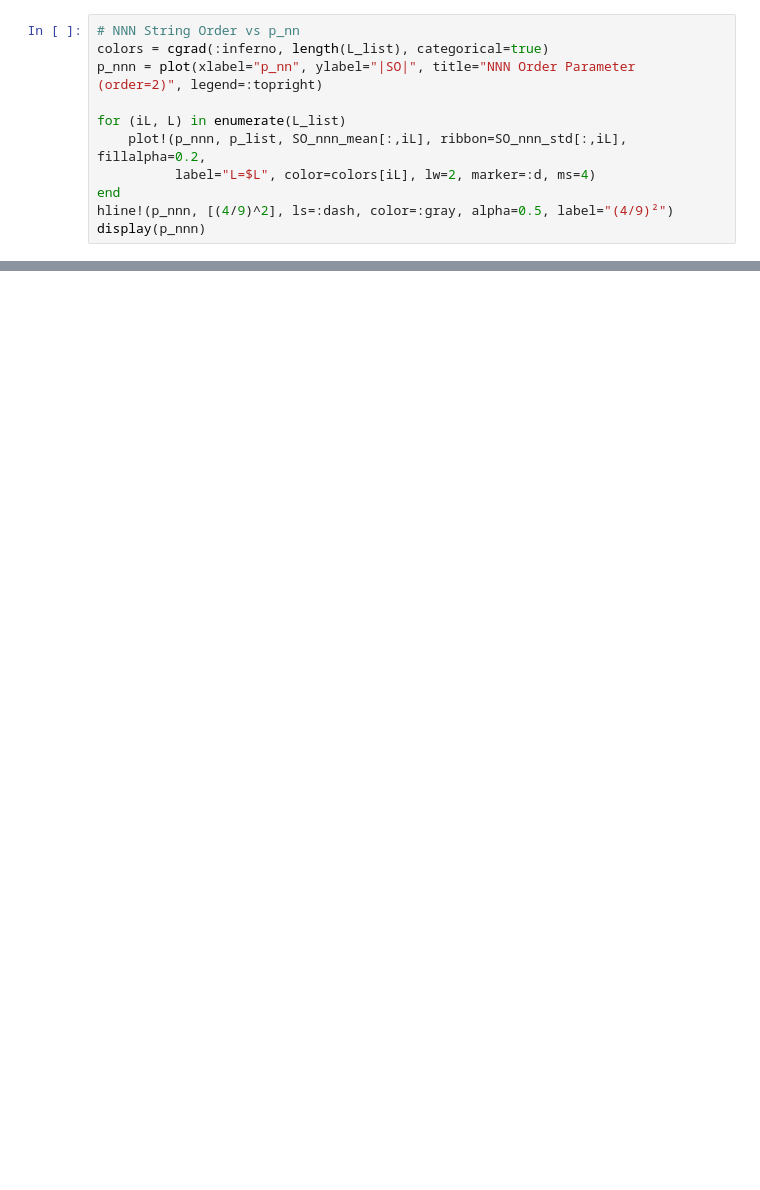
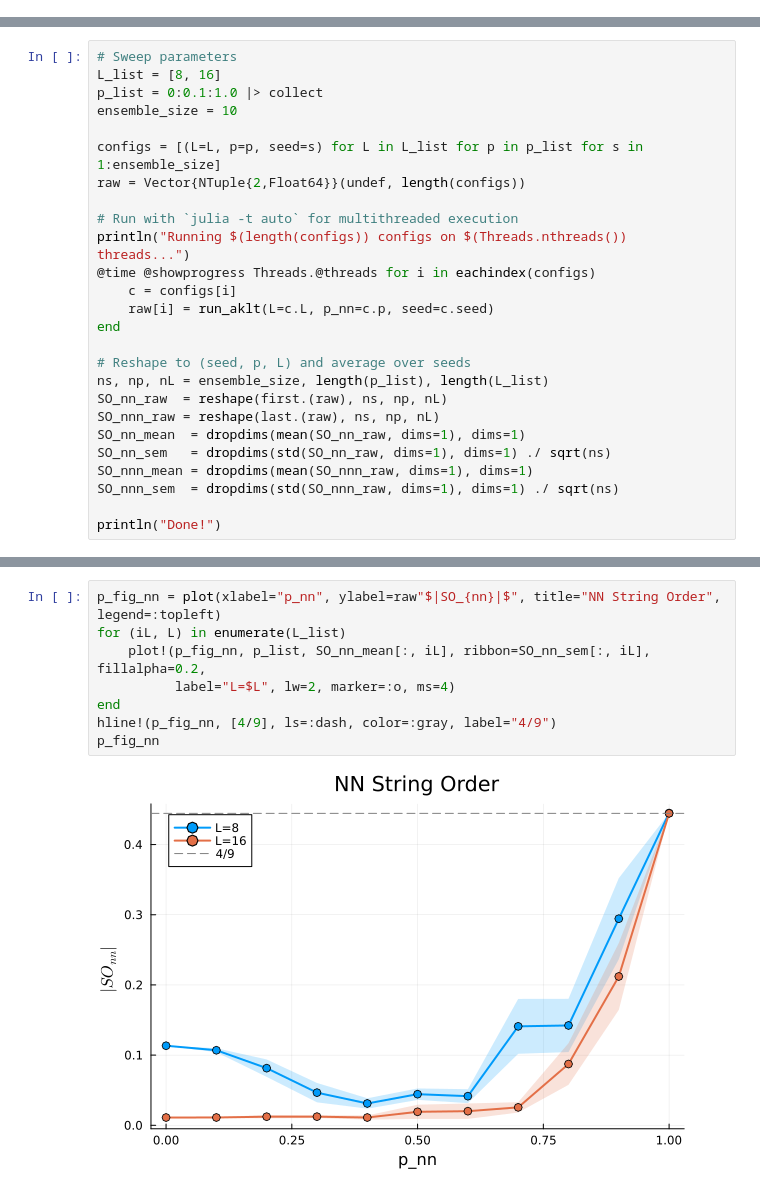
Before and after one commit to hainingpan/QuantumCircuitsMPS.jl, a Jupyter notebook: examples/AKLT_forcedmeas.ipynb, the cells around one changed output, grey strips where cells are left out. Cells and saved outputs as stored; diff of their text form; blank space fills up the shorter version.

Commit message:
v0.0.5: fix AKLT plotting and update random seed for consistency in ipynb

```diff
--- a/examples/AKLT_forcedmeas.ipynb
+++ b/examples/AKLT_forcedmeas.ipynb
@@ -416,11 +0,0 @@ display(p_so)
-# %%
-# NNN String Order vs p_nn
-colors = cgrad(:inferno, length(L_list), categorical=true)
-p_nnn = plot(xlabel="p_nn", ylabel="|SO|", title="NNN Order Parameter (order=2)", legend=:topright)
-
-for (iL, L) in enumerate(L_list)
-    plot!(p_nnn, p_list, SO_nnn_mean[:,iL], ribbon=SO_nnn_std[:,iL], fillalpha=0.2,
-          label="L=$L", color=colors[iL], lw=2, marker=:d, ms=4)
-end
-hline!(p_nnn, [(4/9)^2], ls=:dash, color=:gray, alpha=0.5, label="(4/9)²")
-display(p_nnn)
@@ -450,0 +144,26 @@ k
+# %%
+# Sweep parameters
+L_list = [8, 16]
+p_list = 0:0.1:1.0 |> collect
+ensemble_size = 10
+
+configs = [(L=L, p=p, seed=s) for L in L_list for p in p_list for s in 1:ensemble_size]
+raw = Vector{NTuple{2,Float64}}(undef, length(configs))
+
+# Run with `julia -t auto` for multithreaded execution
+println("Running $(length(configs)) configs on $(Threads.nthreads()) threads...")
+@time @showprogress Threads.@threads for i in eachindex(configs)
+    c = configs[i]
+    raw[i] = run_aklt(L=c.L, p_nn=c.p, seed=c.seed)
+end
+
+# Reshape to (seed, p, L) and average over seeds
+ns, np, nL = ensemble_size, length(p_list), length(L_list)
+SO_nn_raw  = reshape(first.(raw), ns, np, nL)
+SO_nnn_raw = reshape(last.(raw), ns, np, nL)
+SO_nn_mean  = dropdims(mean(SO_nn_raw, dims=1), dims=1)
+SO_nn_sem   = dropdims(std(SO_nn_raw, dims=1), dims=1) ./ sqrt(ns)
+SO_nnn_mean = dropdims(mean(SO_nnn_raw, dims=1), dims=1)
+SO_nnn_sem  = dropdims(std(SO_nnn_raw, dims=1), dims=1) ./ sqrt(ns)
+
+println("Done!")
@@ -450,0 +174,10 @@ k
+# %%
+p_fig_nn = plot(xlabel="p_nn", ylabel=raw"$|SO_{nn}|$", title="NN String Order", legend=:topleft)
+for (iL, L) in enumerate(L_list)
+    plot!(p_fig_nn, p_list, SO_nn_mean[:, iL], ribbon=SO_nn_sem[:, iL], fillalpha=0.2,
+          label="L=$L", lw=2, marker=:o, ms=4)
+end
+hline!(p_fig_nn, [4/9], ls=:dash, color=:gray, label="4/9")
+p_fig_nn
+# %% [output]
+[figure, added]
```
Also changed, not shown: parts of 41 cells of this notebook, 11 other files.
